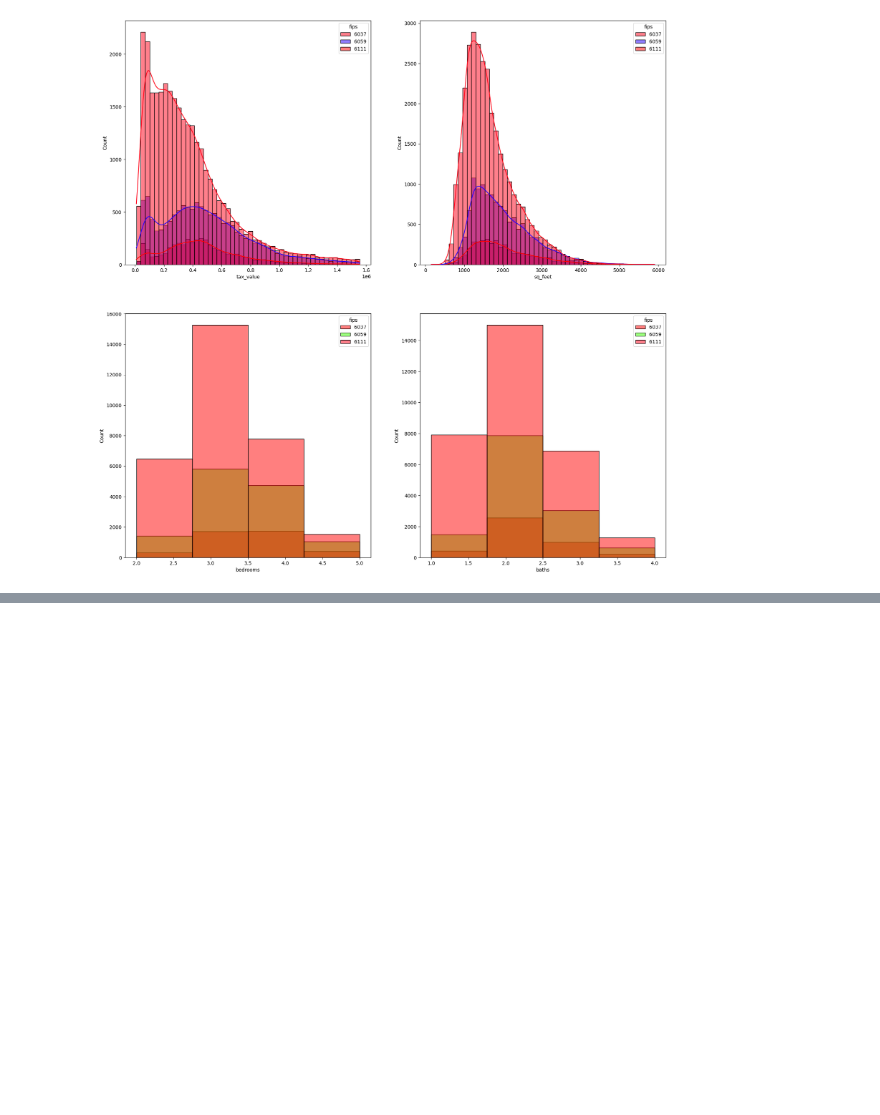
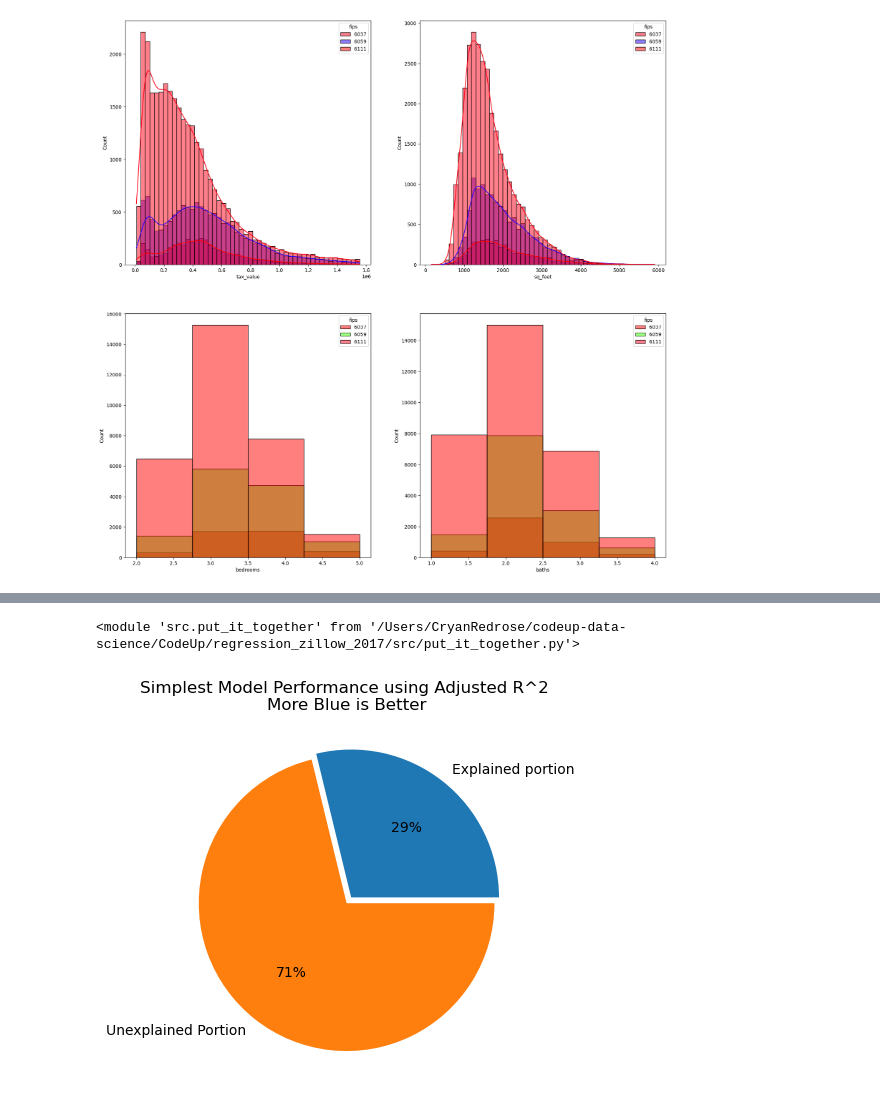
Before and after one commit to jcrosenberger/regression_zillow_2017, a Jupyter notebook: presentation_notebook.ipynb, the cells around one changed output, grey strips where cells are left out. Cells and saved outputs as stored; diff of their text form; code cells hidden in the pictures; blank space fills up the shorter version.

```diff
--- a/presentation_notebook.ipynb
+++ b/presentation_notebook.ipynb
@@ -171,0 +107,6 @@ prediction_df = do_regression()
+# %%
+reload(pit)
+# %% [output]
+<module 'src.put_it_together' from '/Users/CryanRedrose/codeup-data-science/CodeUp/regression_zillow_2017/src/put_it_together.py'>
+# %%
+compare_df = pit.simple_regression_workhorse(simple_df)
@@ -171,0 +115,4 @@ prediction_df = do_regression()
+# %%
+pit.pie_chart1(compare_df)
+# %% [output]
+[figure, added]
```
Also changed, not shown: parts of 23 cells of this notebook, 3 other files.
